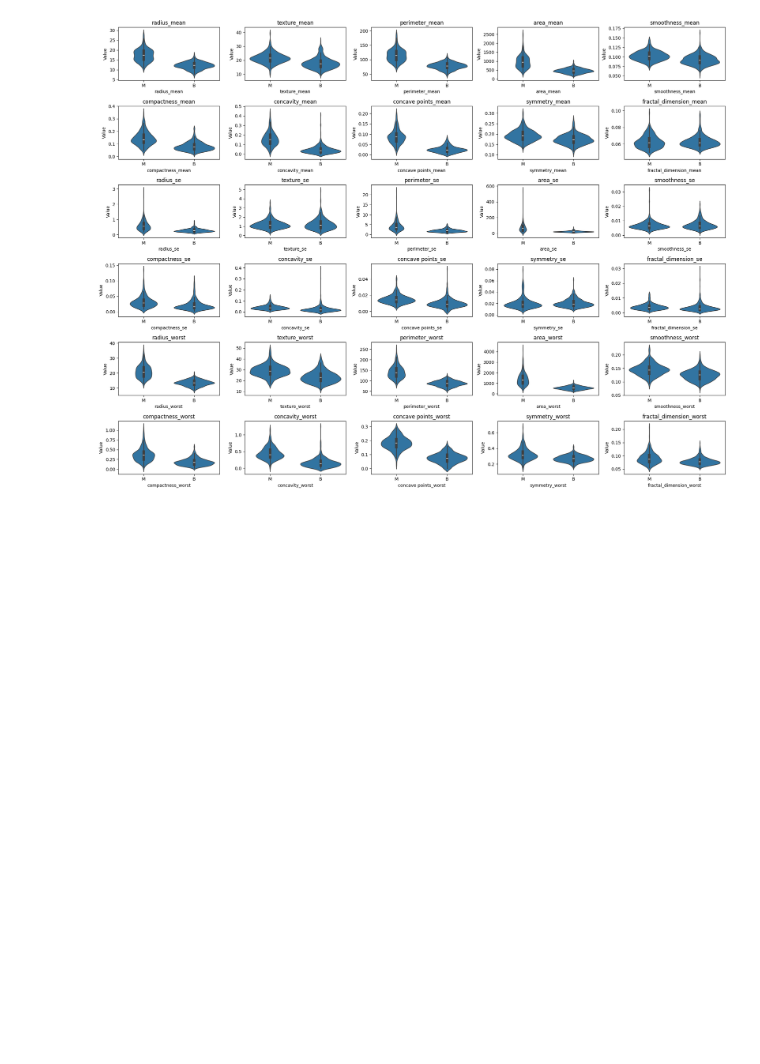
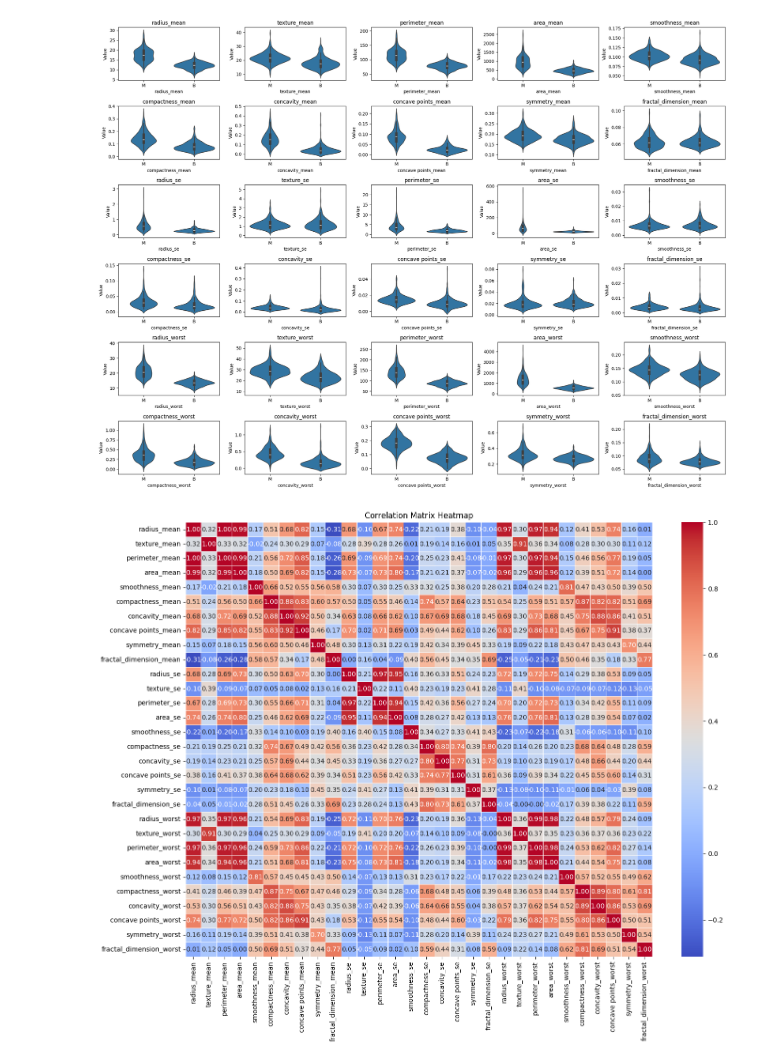
Before and after one commit to juyeonbae/kakaotech_bootcamp, a Jupyter notebook: data analysis 1.ipynb, the cells around one changed output. Drawn from its saved outputs; the diff is of its cells as text; code cells hidden in the pictures; blank space fills up the shorter version.

```diff
--- a/data analysis 1.ipynb
+++ b/data analysis 1.ipynb
@@ -298,3 +298,14 @@ plt.tight_layout()
 plt.show()
 # %% [output]
 [figure]
+# %%
+# diagnosis 열을 제외한 나머지 수치형 변수들만 추출하여 상관관계 계산
+correlation_matrix = data.iloc[:, 2:].corr()
+
+# 히트맵 시각화
+plt.figure(figsize=(16, 12))
+sns.heatmap(correlation_matrix, annot=True, cmap='coolwarm', fmt='.2f', linewidths=0.5)
+plt.title('Correlation Matrix Heatmap')
+plt.show()
+# %% [output]
+[figure, added]
```
